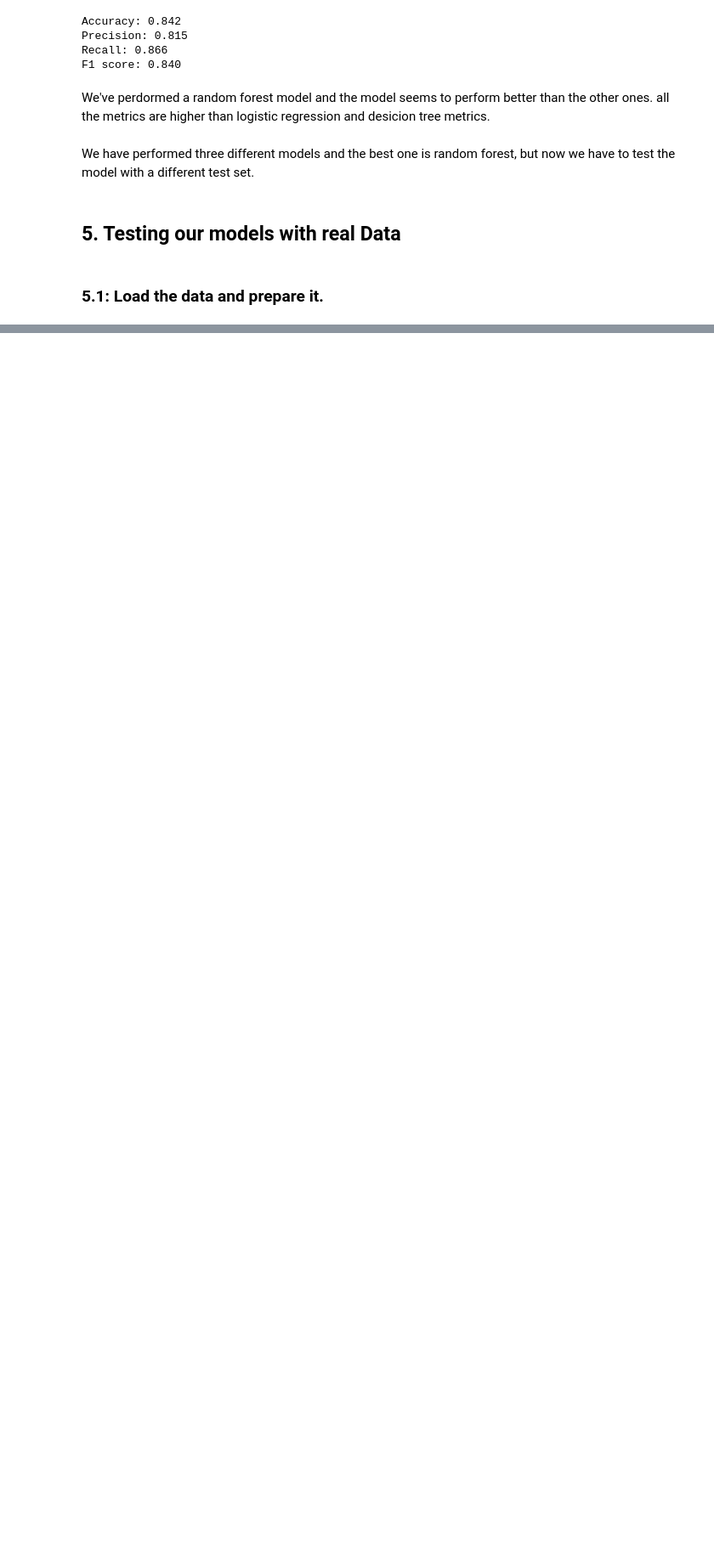
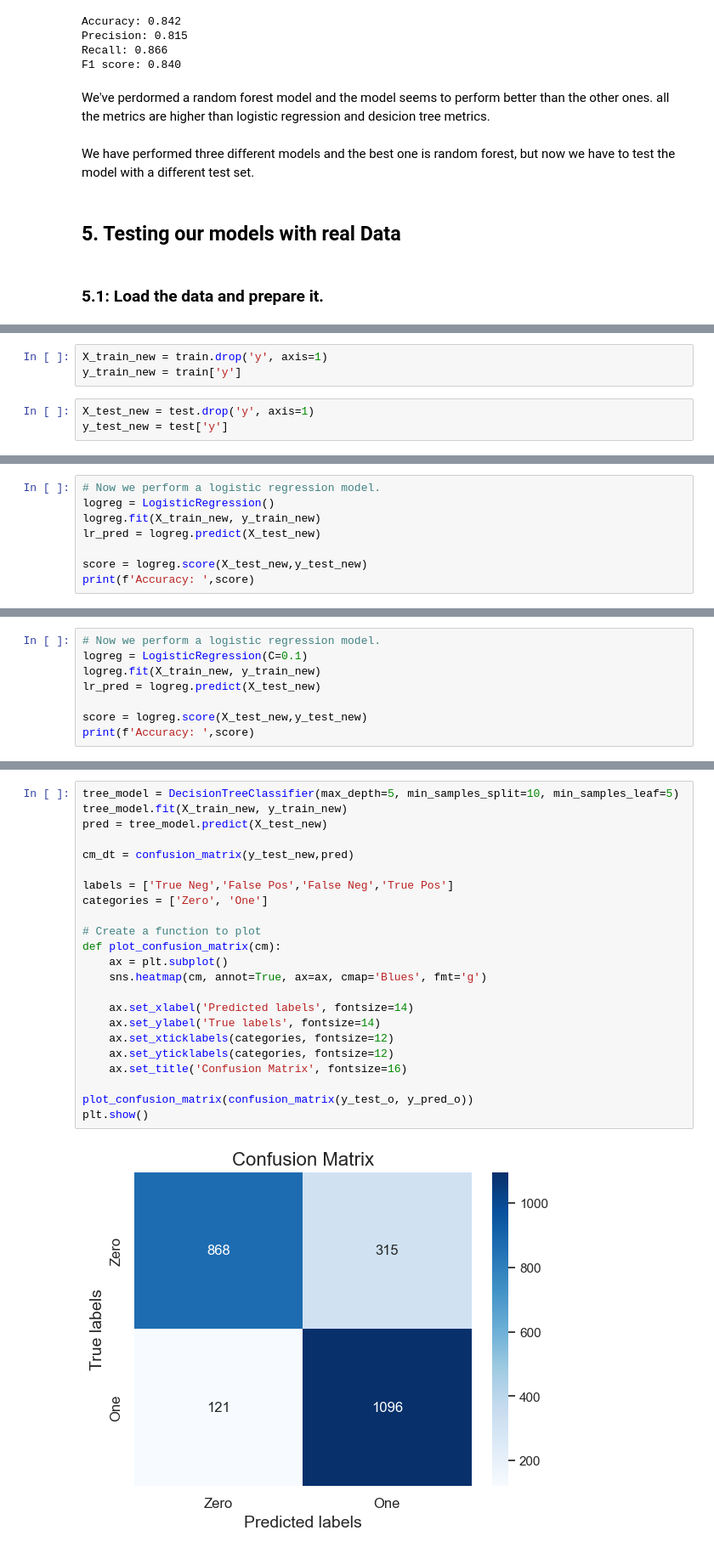
Before and after one commit to Natanael20098/Bank_project-Coderhouse, a Jupyter notebook: Banking_dataset.ipynb, the cells around one changed output, grey strips where cells are left out. Shown: that part at 85% size. Cells and saved outputs as stored; diff of their text form; blank space fills up the shorter version.

Commit message:
Testing our models with real data

```diff
--- a/Banking_dataset.ipynb
+++ b/Banking_dataset.ipynb
@@ -1218,0 +851,6 @@ A smaller standard deviation indicates that the accuracy scores are more consist
+# %%
+X_train_new = train.drop('y', axis=1)
+y_train_new = train['y']
+# %%
+X_test_new = test.drop('y', axis=1)
+y_test_new = test['y']
@@ -1218,0 +859,8 @@ A smaller standard deviation indicates that the accuracy scores are more consist
+# %%
+# Now we perform a logistic regression model.
+logreg = LogisticRegression()
+logreg.fit(X_train_new, y_train_new)
+lr_pred = logreg.predict(X_test_new)
+
+score = logreg.score(X_test_new,y_test_new)
+print(f'Accuracy: ',score)
@@ -1218,0 +912,8 @@ A smaller standard deviation indicates that the accuracy scores are more consist
+# %%
+# Now we perform a logistic regression model.
+logreg = LogisticRegression(C=0.1)
+logreg.fit(X_train_new, y_train_new)
+lr_pred = logreg.predict(X_test_new)
+
+score = logreg.score(X_test_new,y_test_new)
+print(f'Accuracy: ',score)
@@ -1218,0 +947,25 @@ A smaller standard deviation indicates that the accuracy scores are more consist
+# %%
+tree_model = DecisionTreeClassifier(max_depth=5, min_samples_split=10, min_samples_leaf=5)
+tree_model.fit(X_train_new, y_train_new)
+pred = tree_model.predict(X_test_new)
+
+cm_dt = confusion_matrix(y_test_new,pred)
+
+labels = ['True Neg','False Pos','False Neg','True Pos']
+categories = ['Zero', 'One']
+
+# Create a function to plot
+def plot_confusion_matrix(cm):
+    ax = plt.subplot()
+    sns.heatmap(cm, annot=True, ax=ax, cmap='Blues', fmt='g')
+
+    ax.set_xlabel('Predicted labels', fontsize=14)
+    ax.set_ylabel('True labels', fontsize=14)
+    ax.set_xticklabels(categories, fontsize=12)
+    ax.set_yticklabels(categories, fontsize=12)
+    ax.set_title('Confusion Matrix', fontsize=16)
+
+plot_confusion_matrix(confusion_matrix(y_test_o, y_pred_o))
+plt.show()
+# %% [output]
+[figure, added]
```
Also changed, not shown: parts of 77 cells of this notebook.
